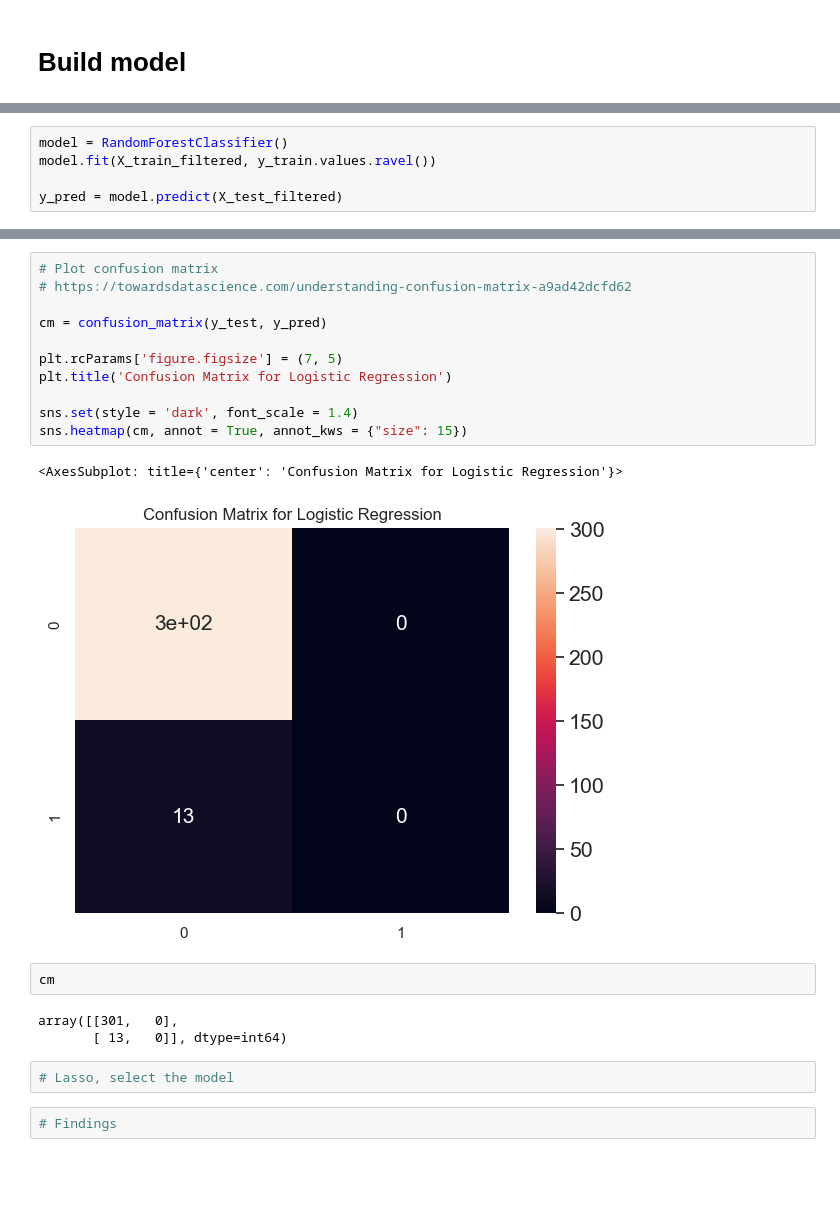
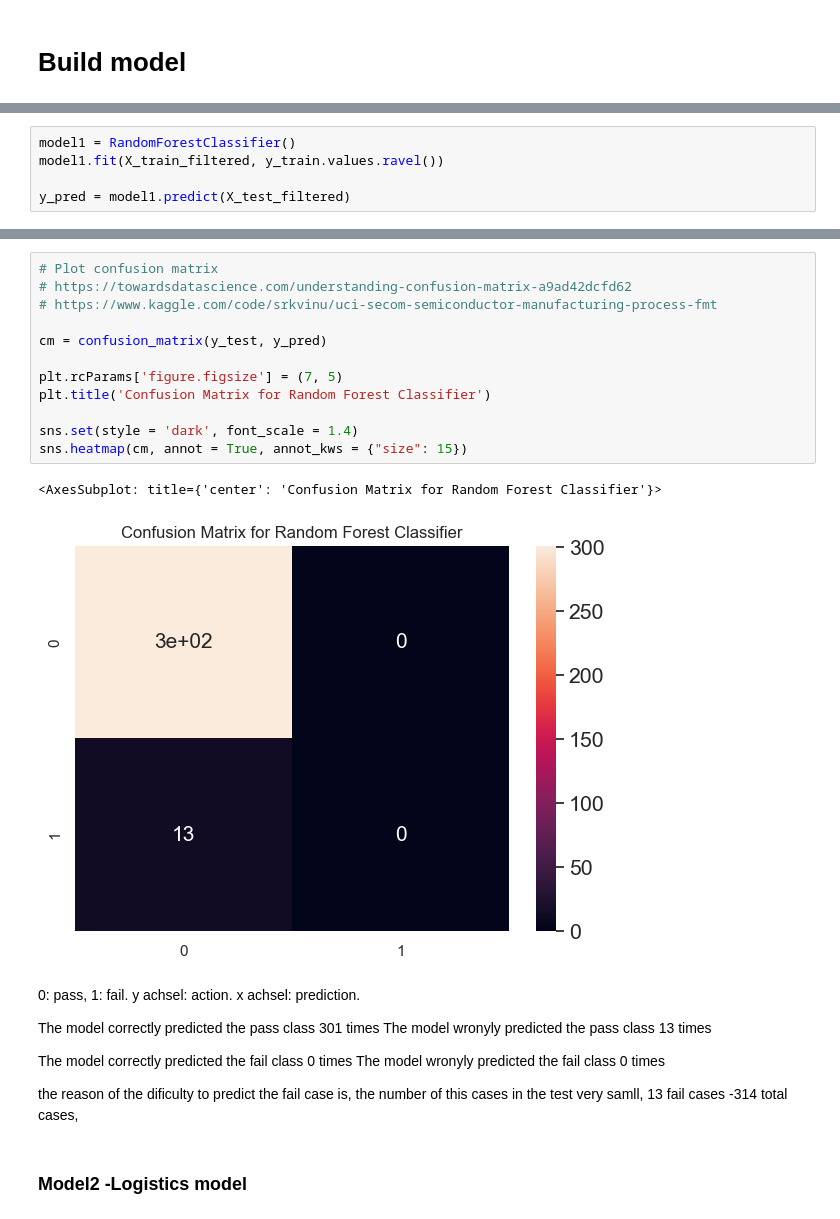
Before and after one commit to ZhitingDu/Machine-Learning, a Jupyter notebook: Secom.ipynb, the cells around one changed output, grey strips where cells are left out. Cells and saved outputs as stored; diff of their text form; blank space fills up the shorter version.

```diff
--- a/Secom.ipynb
+++ b/Secom.ipynb
@@ -598,6 +617,6 @@ from sklearn.metrics import accuracy_score
 # %%
-model = RandomForestClassifier()
-model.fit(X_train_filtered, y_train.values.ravel())
+model1 = RandomForestClassifier()
+model1.fit(X_train_filtered, y_train.values.ravel())
 
-y_pred = model.predict(X_test_filtered)
+y_pred = model1.predict(X_test_filtered)
 # %%
@@ -607,23 +641,27 @@ accuracy_score(y_test, y_pred)
 # %%
 # Plot confusion matrix
 # https://towardsdatascience.com/understanding-confusion-matrix-a9ad42dcfd62
+# https://www.kaggle.com/code/srkvinu/uci-secom-semiconductor-manufacturing-process-fmt
 
 cm = confusion_matrix(y_test, y_pred)
 
 plt.rcParams['figure.figsize'] = (7, 5)
-plt.title('Confusion Matrix for Logistic Regression')
+plt.title('Confusion Matrix for Random Forest Classifier')
 
 sns.set(style = 'dark', font_scale = 1.4)
 sns.heatmap(cm, annot = True, annot_kws = {"size": 15})
 # %% [output]
-<AxesSubplot: title={'center': 'Confusion Matrix for Logistic Regression'}>
+<AxesSubplot: title={'center': 'Confusion Matrix for Random Forest Classifier'}>
-[figure, old version]
+[figure, new version]
-# %%
-cm
-# %% [output]
-array([[301,   0],
-       [ 13,   0]], dtype=int64)
-# %%
-# Lasso, select the model
-# %%
-# Findings
+# %% [markdown]
+0: pass, 1: fail. y achsel: action. x achsel: prediction.
+
+The model correctly predicted the pass class 301 times
+The model wronyly predicted the pass class 13 times
+
+The model correctly predicted the fail class 0 times
+The model wronyly predicted the fail class 0 times
+
+the reason of the dificulty to predict the fail case is, the number of this cases in the test very samll, 13 fail cases -314 total cases,
+# %% [markdown]
+### Model2 -Logistics model
```
Also changed, not shown: parts of 16 cells of this notebook.
